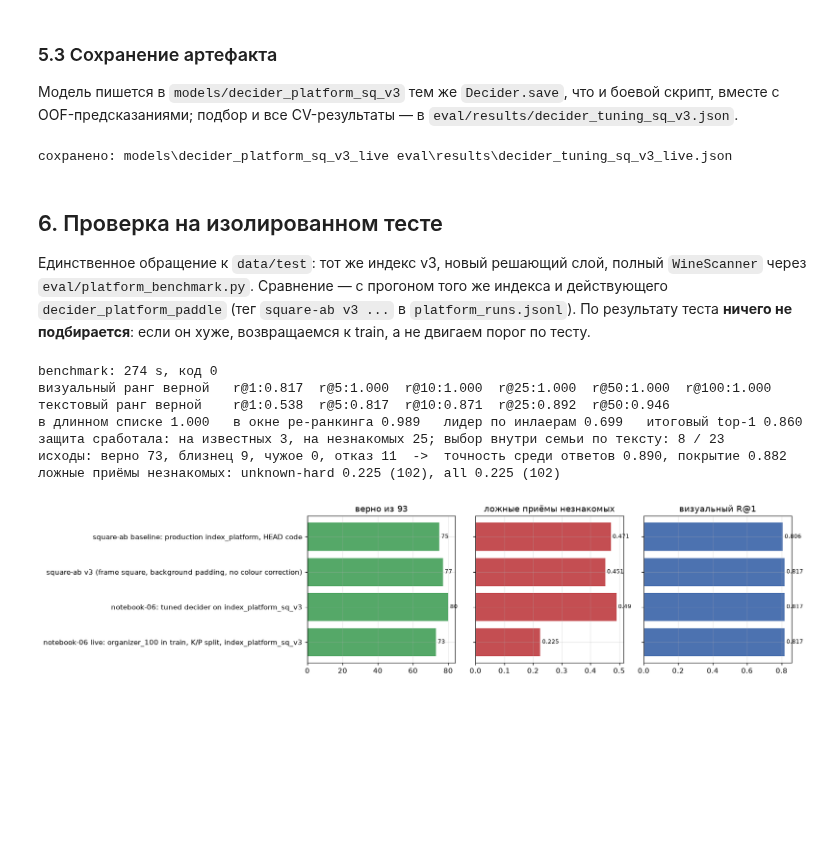
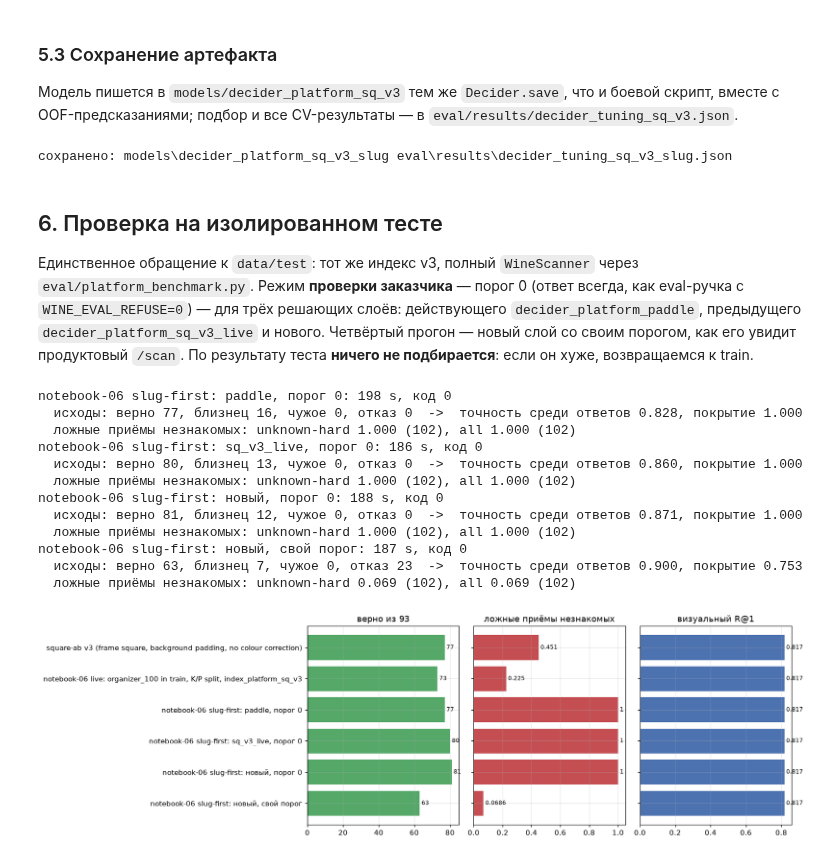
Before and after one commit to Izymka/rshb_my_wine_app, a Jupyter notebook: notebooks/06_decider_eda_and_training.ipynb, the cells around one changed output. Drawn from its saved outputs; the diff is of its cells as text; code cells hidden in the pictures; blank space fills up the shorter version.

```diff
--- a/notebooks/06_decider_eda_and_training.ipynb
+++ b/notebooks/06_decider_eda_and_training.ipynb
@@ -575,7 +589,7 @@ def pooled_metrics(oof):
     present = Q.true_present.to_numpy(); live = Q.group.str.startswith('live-').to_numpy()
     return {'top1': correct[known].mean(), 'top1_present': correct[known & present].mean(),
             'top1_live': correct[known & live].mean(),
-            'mrr': rr[known].mean(),
+            'mrr': rr[known].mean(), 'mrr_live': rr[known & live].mean(),
             'auroc_real': roc_auc_score(np.r_[np.ones(known.sum()), np.zeros((~known).sum())],
                                         np.r_[top[known], top[~known]])}
 
@@ -645,7 +659,7 @@ plot_comparison(RESULTS)
 # %%
 def objective_value(name):
     m = pooled_metrics(OOF[name])
-    return 0.5 * m['mrr'] + 0.5 * m['auroc_real']
+    return 0.5 * m['mrr'] + 0.5 * m['mrr_live']
 
 best_fs = max(FEATURE_SETS, key=lambda fs: objective_value(f'catboost prod {fs}'))
 COLS = FEATURE_SETS[best_fs]
@@ -671,7 +685,7 @@ def objective_on(train_q, cols):
         for step, (tr, va) in enumerate(inner):
             model = fit_catboost(params, [train_q[j] for j in tr], cols)
             m = query_metrics(model_scorer(model, cols), [train_q[j] for j in va])
-            values.append(0.5 * m['mrr'] + 0.5 * m['auroc_real'])
+            values.append(0.5 * m['mrr'] + 0.5 * np.nan_to_num(m['mrr_live'], nan=m['mrr']))
             trial.report(float(np.mean(values)), step)
             if trial.should_prune(): raise optuna.TrialPruned()
         return float(np.mean(values))
@@ -1081,7 +1089,7 @@ with (OUT_DIR/'oof_predictions.jsonl').open('w', encoding='utf-8') as stream:
                                  'calibrated': float(calibrated[i])}, ensure_ascii=False) + '\n')
 TUNING_JSON.write_text(json.dumps({
     'features': str(FEATURES), 'feature_set': best_fs, 'seed': SEED,
-    'objective': '0.5*MRR + 0.5*AUROC_real, inner GroupKFold(3) by wine',
+    'objective': '0.5*MRR + 0.5*MRR_live, inner GroupKFold(3) by wine',
     'nested_best_params': nested_params, 'final_params': FINAL_PARAMS,
     'final_inner_score': final_study.best_value,
     'outer_cv': {name: pooled_metrics(OOF[name]) for name in RESULTS},
@@ -1090,62 +1098,77 @@ TUNING_JSON.write_text(json.dumps({
 }, ensure_ascii=False, indent=2, default=float), encoding='utf-8')
 print('сохранено:', OUT_DIR, TUNING_JSON)
 # %% [output]
-сохранено: models\decider_platform_sq_v3_live eval\results\decider_tuning_sq_v3_live.json
+сохранено: models\decider_platform_sq_v3_slug eval\results\decider_tuning_sq_v3_slug.json
 # %% [markdown]
 ## 6. Проверка на изолированном тесте
 
-Единственное обращение к `data/test`: тот же индекс v3, новый решающий слой, полный
-`WineScanner` через `eval/platform_benchmark.py`. Сравнение — с прогоном того же индекса и
-действующего `decider_platform_paddle` (тег `square-ab v3 ...` в `platform_runs.jsonl`).
-По результату теста **ничего не подбирается**: если он хуже, возвращаемся к train, а не
-двигаем порог по тесту.
+Единственное обращение к `data/test`: тот же индекс v3, полный `WineScanner` через
+`eval/platform_benchmark.py`. Режим **проверки заказчика** — порог 0 (ответ всегда, как
+eval-ручка с `WINE_EVAL_REFUSE=0`) — для трёх решающих слоёв: действующего
+`decider_platform_paddle`, предыдущего `decider_platform_sq_v3_live` и нового. Четвёртый
+прогон — новый слой со своим порогом, как его увидит продуктовый `/scan`.
+По результату теста **ничего не подбирается**: если он хуже, возвращаемся к train.
 # %%
-TAG = 'notebook-06 live: organizer_100 in train, K/P split, index_platform_sq_v3'
-started = time.time()
-run = subprocess.run(
-    [sys.executable, 'eval/platform_benchmark.py', '--index', str(INDEX), '--decider', str(OUT_DIR),
-     '--tag', TAG, '--dump', 'eval/results/platform_sq_v3_live_outcomes.jsonl'],
-    capture_output=True, text=True, encoding='utf-8', errors='replace',
-    env={**os.environ, 'PYTHONIOENCODING': 'utf-8'})
-print(f'benchmark: {time.time() - started:.0f} s, код {run.returncode}')
-summary_lines = [l for l in run.stdout.splitlines()
-                 if l.startswith(('визуальный ранг', 'текстовый ранг', 'в длинном', 'защита',
-                                  'исходы', 'ложные'))]
-print('\n'.join(summary_lines) if run.returncode == 0 else run.stderr[-3000:])
+PREFIX = 'notebook-06 slug-first'
+RUNS = {
+    f'{PREFIX}: paddle, порог 0': ('models/decider_platform_paddle', 0.0),
+    f'{PREFIX}: sq_v3_live, порог 0': ('models/decider_platform_sq_v3_live', 0.0),
+    f'{PREFIX}: новый, порог 0': (str(OUT_DIR), 0.0),
+    f'{PREFIX}: новый, свой порог': (str(OUT_DIR), None),
+}
+for tag, (decider_dir, threshold) in RUNS.items():
+    command = [sys.executable, 'eval/platform_benchmark.py', '--index', str(INDEX),
+               '--decider', decider_dir, '--tag', tag]
+    if threshold is not None: command += ['--threshold', str(threshold)]
+    if decider_dir == str(OUT_DIR) and threshold is not None:
+        command += ['--dump', 'eval/results/platform_sq_v3_slug_outcomes.jsonl']
+    started = time.time()
+    run = subprocess.run(command, capture_output=True, text=True, encoding='utf-8',
+                         errors='replace', env={**os.environ, 'PYTHONIOENCODING': 'utf-8'})
+    lines = [l for l in run.stdout.splitlines() if l.startswith(('исходы', 'ложные'))]
+    print(f'{tag}: {time.time() - started:.0f} s, код {run.returncode}')
+    print('  ' + '\n  '.join(lines) if run.returncode == 0 else run.stderr[-2000:])
 # %% [output]
-benchmark: 274 s, код 0
-визуальный ранг верной   r@1:0.817  r@5:1.000  r@10:1.000  r@25:1.000  r@50:1.000  r@100:1.000
-текстовый ранг верной    r@1:0.538  r@5:0.817  r@10:0.871  r@25:0.892  r@50:0.946
-в длинном списке 1.000   в окне ре-ранкинга 0.989   лидер по инлаерам 0.699   итоговый top-1 0.860
-защита сработала: на известных 3, на незнакомых 25; выбор внутри семьи по тексту: 8 / 23
-исходы: верно 73, близнец 9, чужое 0, отказ 11  ->  точность среди ответов 0.890, покрытие 0.882
-ложные приёмы незнакомых: unknown-hard 0.225 (102), all 0.225 (102)
+notebook-06 slug-first: paddle, порог 0: 198 s, код 0
+  исходы: верно 77, близнец 16, чужое 0, отказ 0  ->  точность среди ответов 0.828, покрытие 1.000
+  ложные приёмы незнакомых: unknown-hard 1.000 (102), all 1.000 (102)
+notebook-06 slug-first: sq_v3_live, порог 0: 186 s, код 0
+  исходы: верно 80, близнец 13, чужое 0, отказ 0  ->  точность среди ответов 0.860, покрытие 1.000
+  ложные приёмы незнакомых: unknown-hard 1.000 (102), all 1.000 (102)
+notebook-06 slug-first: новый, порог 0: 188 s, код 0
+  исходы: верно 81, близнец 12, чужое 0, отказ 0  ->  точность среди ответов 0.871, покрытие 1.000
+  ложные приёмы незнакомых: unknown-hard 1.000 (102), all 1.000 (102)
+notebook-06 slug-first: новый, свой порог: 187 s, код 0
+  исходы: верно 63, близнец 7, чужое 0, отказ 23  ->  точность среди ответов 0.900, покрытие 0.753
+  ложные приёмы незнакомых: unknown-hard 0.069 (102), all 0.069 (102)
 # %%
 runs = [json.loads(l) for l in Path('eval/results/platform_runs.jsonl')
         .read_text(encoding='utf-8').splitlines()]
 latest = {}
 for r in runs:
-    if r['tag'].startswith(('square-ab v3', 'square-ab baseline', 'notebook-06')):
+    if r['tag'].startswith(('square-ab v3', 'notebook-06 live', PREFIX)):
         latest[r['tag']] = r['metrics']
 table = pd.DataFrame({tag: {
     'верно из 93': m['slug_only']['answered_correct'],
+    'верный кандидат первым': round(m['final_top1'] * m['known']),
     'близнец/чужое': m['slug_only']['wrong_or_twin'],
     'отказ': m['slug_only']['refused'],
     'точность ответов': m['answered_precision'],
     'визуальный R@1': m['visual']['r@1'],
     'ложные приёмы незнакомых': m['false_accept']['all']['rate'],
 } for tag, m in latest.items()}).T
 fig, axes = plt.subplots(1, 3, figsize=(15, .5 * len(table) + 1.6), sharey=True)
 for ax, (column, color) in zip(axes, (('верно из 93', '#55A868'),
                                       ('ложные приёмы незнакомых', '#C44E52'),
                                       ('визуальный R@1', '#4C72B0'))):
     ax.barh(table.index, table[column].astype(float), color=color)
     for y, v in enumerate(table[column].astype(float)):
         ax.text(v, y, f' {v:.3g}', va='center', fontsize=8)
     ax.set_title(column)
 axes[0].invert_yaxis()
 plt.tight_layout(); plt.show()
-display(styled(table, good=['верно из 93', 'точность ответов', 'визуальный R@1'],
+display(styled(table, good=['верно из 93', 'верный кандидат первым', 'точность ответов',
+                            'визуальный R@1'],
                bad=['близнец/чужое', 'отказ', 'ложные приёмы незнакомых']))
 # %% [output]
-[figure, old version]
+[figure, new version]
```
Also changed, not shown: parts of 27 cells of this notebook, 3 other files.
